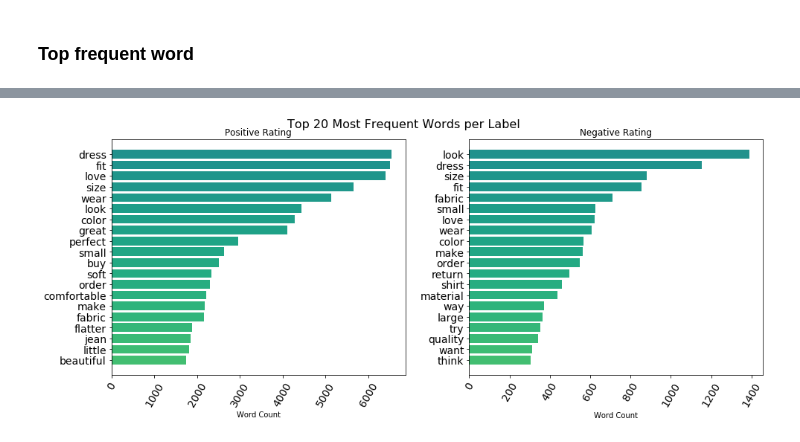
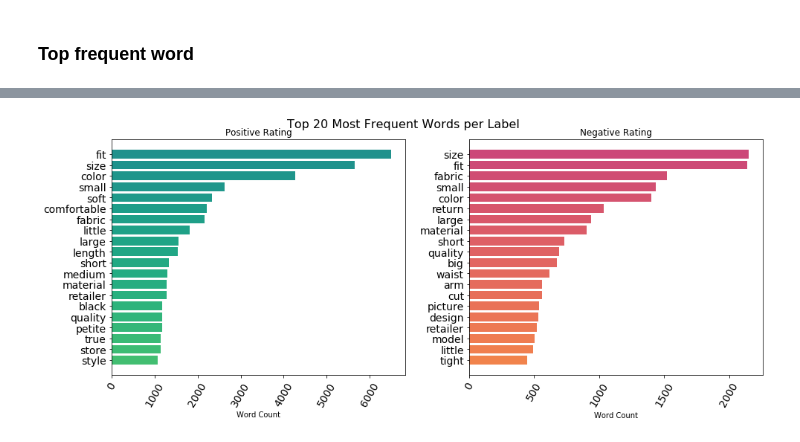
Before and after one commit to loandangnt/women-clothing, a Jupyter notebook: women_clothing_data_exploration.ipynb, the cells around one changed output, grey strips where cells are left out. Cells and saved outputs as stored; diff of their text form; code cells hidden in the pictures.

```diff
--- a/women_clothing_data_exploration.ipynb
+++ b/women_clothing_data_exploration.ipynb
@@ -171,0 +196,10 @@ fig.show()
+# %%
+#Creating 1 row and 2 columns grid
+import joypy
+x = df[~df['Class_Name'].isin(['Chemises','Casual bottoms','Trend'])]
+fig, ax1 = plt.subplots(figsize=(9,8))
+
+joypy.joyplot(x, by='Class_Name', column='Rating',ax=ax1,
+              linewidth=0.7,linecolor='white',
+             colormap=cm.cividis_r)
+plt.show()
@@ -291,5 +335,5 @@ import matplotlib.pyplot as plt
 %matplotlib inline
 # %%
 # %% [code]
-neg_rating = df[(df['Rating'] <= 2)]
+neg_rating = df[(df['Rating'] <= 3)]
 pos_rating = df[(df['Rating'] == 5)]
@@ -456,10 +490,2 @@ The average number of words in a clean text (in a row) is 22 (>20), which is fin
 # %% [markdown]
 ### Top frequent word
-# %%
-from sklearn.feature_extraction.text import CountVectorizer
-import re
-cv=CountVectorizer(max_df=0.8,stop_words=stop_words,
-                   max_features=10000, ngram_range=(1,3))
-
-corpus = df['Review_Text_cleaned'].tolist()
-X=cv.fit_transform(corpus)
@@ -466,87 +531,78 @@ X=cv.fit_transform(corpus)
 # %%
 # Import libraries
+from sklearn.feature_extraction.text import CountVectorizer
 import pandas as pd
 import numpy as np
-from plotly import __version__
-%matplotlib inline
-import cufflinks as cf
-from plotly.offline import download_plotlyjs, init_notebook_mode, plot, iplot
-init_notebook_mode(connected=True)
+# from plotly import __version__
+# %matplotlib inline
+# import cufflinks as cf
+# from plotly.offline import download_plotlyjs, init_notebook_mode, plot, iplot
+# init_notebook_mode(connected=True)
 
-init_notebook_mode(connected=True)
-cf.go_offline()
+# init_notebook_mode(connected=True)
+# cf.go_offline()
 
 
-def get_top_n_words(corpus, n=None):
-    vec = CountVectorizer(stop_words = 'english').fit(corpus)
+def get_top_n_words(data, n=None):
+    processed_df = data['tokens'].values.tolist()
+    corpus = [item for sublist in processed_df for item in sublist]
+    vec = CountVectorizer(stop_words = stop_words).fit(corpus)
     bag_of_words = vec.transform(corpus)
     sum_words = bag_of_words.sum(axis=0)
     words_freq = [(word, sum_words[0, idx]) for word, idx in vec.vocabulary_.items()]
     words_freq =sorted(words_freq, key = lambda x: x[1], reverse=True)
     return words_freq[:n]
 
+# processed_data1=pos_rating['tokens'].values.tolist()
+# flat_data1 = [item for sublist in processed_data1 for item in sublist]
+
+# processed_data2=neg_rating['tokens'].values.tolist()
+# flat_data2 = [item for sublist in processed_data2 for item in sublist]
+
+common_words1 = get_top_n_words(pos_rating, 20)
+# for word, freq in common_words1:
+#     print(word, freq)
+common_words1 = pd.DataFrame(common_words1, columns = ['ReviewText' , 'count'])
+# b = a.groupby('ReviewText').sum()['count'].reset_index().sort_values(by='count',ascending=False)
 
 
-
-processed_data1=pos_rating['tokens'].values.tolist()
-flat_data1 = [item for sublist in processed_data1 for item in sublist]
-
-processed_data2=neg_rating['tokens'].values.tolist()
-flat_data2 = [item for sublist in processed_data2 for item in sublist]
-
-common_words1 = get_top_n_words(flat_data1, 20)
-# for word, freq in common_words1:
-#     print(word, freq)
-a = pd.DataFrame(common_words1, columns = ['ReviewText' , 'count'])
-b = a.groupby('ReviewText').sum()['count'].reset_index().sort_values(by='count',ascending=False)
-
-
-common_words2 = get_top_n_words(flat_data2, 20)
+common_words2 = get_top_n_words(neg_rating, 20)
 # for word, freq in common_words2:
 #     print(word, freq)
-aa = pd.DataFrame(common_words2, columns = ['ReviewText' , 'count'])
-bb = aa.groupby('ReviewText').sum()['count'].reset_index().sort_values(by='count',ascending=False)
+common_words2 = pd.DataFrame(common_words2, columns = ['ReviewText' , 'count'])
+# bb = aa.groupby('ReviewText').sum()['count'].reset_index().sort_values(by='count',ascending=False)
 
 
 
 
 # set the color of the bar graphs
 from matplotlib import cm
-
-color = cm.viridis(np.linspace(.5,.8, 30))
-
-
+color_pos = cm.viridis(np.linspace(.5,.8, 30))
+color_neg = cm.plasma(np.linspace(.5,.8, 30))
 new_figure = plt.figure(figsize=(14,6))
 
 ax = new_figure.add_subplot(121)
 ax.invert_yaxis()
 
 ax2 = new_figure.add_subplot(122)
 ax2.invert_yaxis()
 
-# generating a bar chart on each axes
-# b.iplot(kind='bar', yTitle='Count', linecolor='black', ax=ax,
-#           title='Positive Rating')
+ax.barh(common_words1['ReviewText'], common_words1['count'],color=color_pos)
+ax.title.set_text('Positive Rating')
 
-# bb.iplot(kind='bar', yTitle='Count', linecolor='black', ax=ax2,
-#           title='Negative Rating')
-
-ax.barh(b['ReviewText'], b['count'],color=color)
-ax2.barh(bb['ReviewText'], bb['count'],color=color)
-
-ax.title.set_text('Positive Rating')
+ax2.barh(common_words2['ReviewText'], common_words2['count'],color=color_neg)
 ax2.title.set_text('Negative Rating')
 
 for ax in new_figure.axes:
     plt.sca(ax)
     plt.xticks(rotation=60, fontsize=14)
     plt.xlabel("Word Count")
     plt.yticks(fontsize=14)
 plt.tight_layout(pad=2)
 
 new_figure.suptitle('Top 20 Most Frequent Words per Label', fontsize=16)
 
 # plt.savefig('../visualizations/label_word_count_y.png', bbox_inches = "tight", pad_inches=.5)
 plt.show()
 # %% [output]
-[figure, old version]
+[figure, new version]
```
Also changed, not shown: parts of 46 cells of this notebook.
